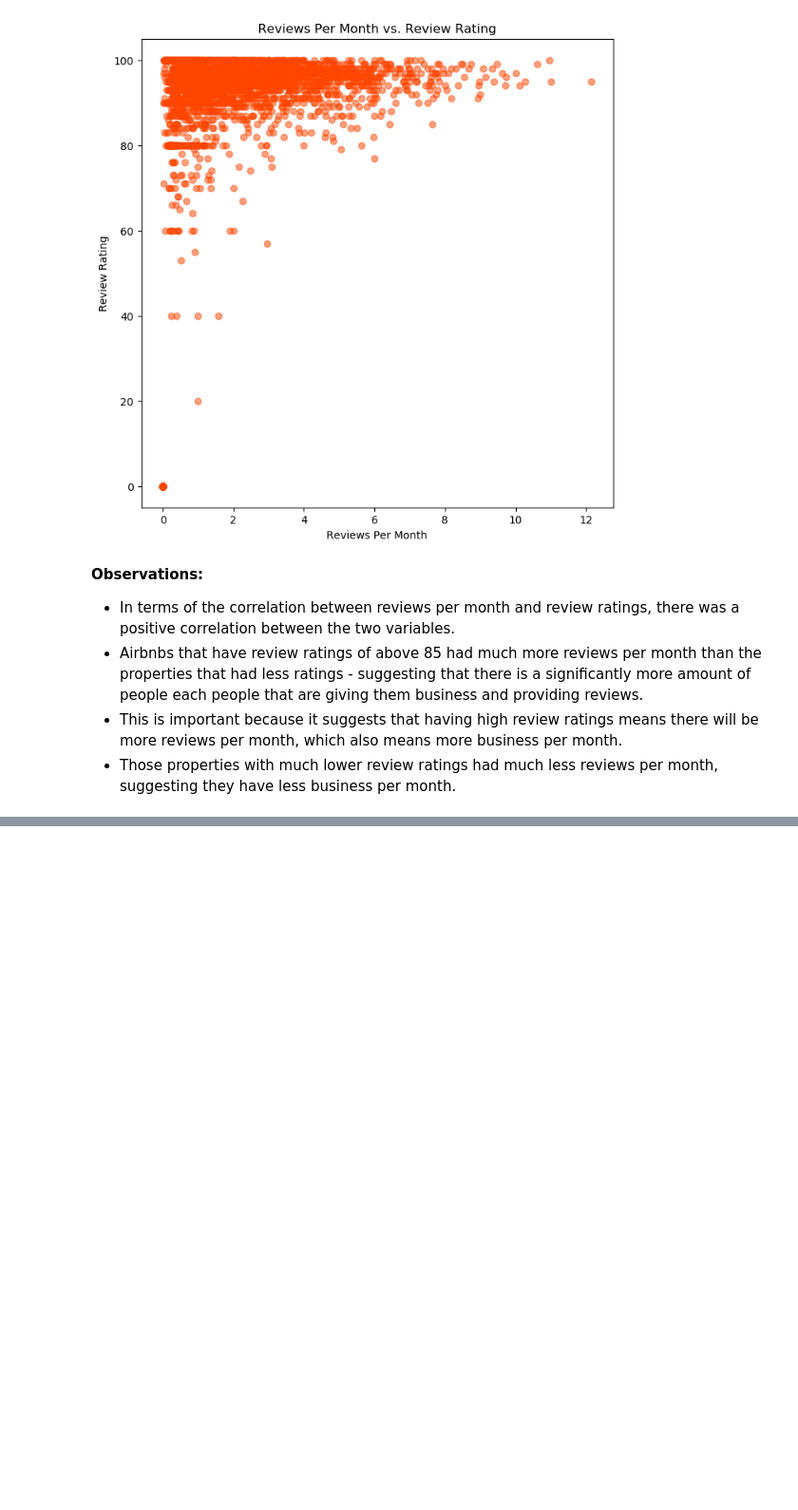
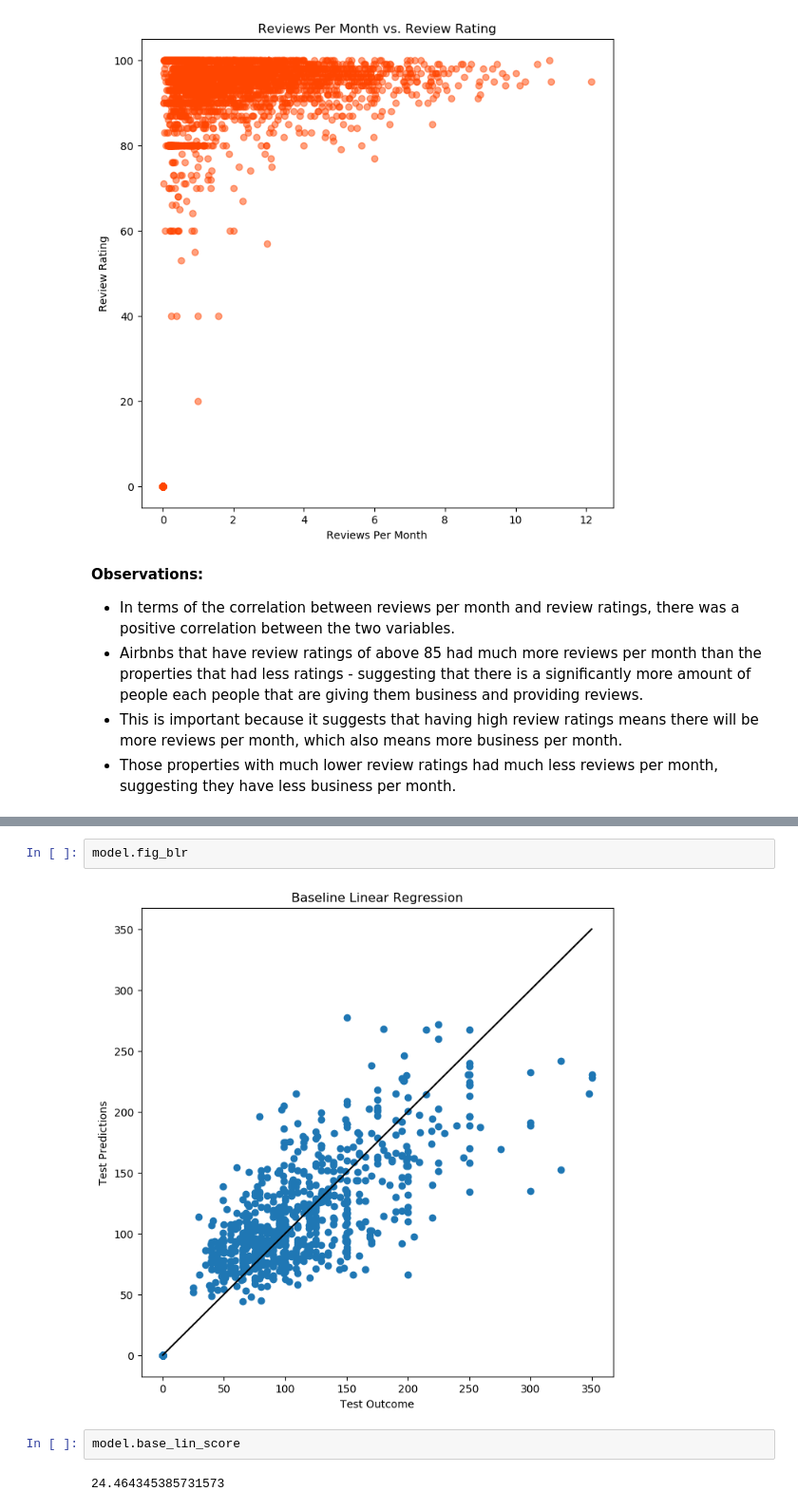
Before and after one commit to kevinhuynh23/RACK, a Jupyter notebook: report.ipynb, the cells around one changed output, grey strips where cells are left out. Shown at 95% size. Saved outputs shown, nothing was run; the diff lists cells and outputs as text; blank space fills up the shorter version.

```diff
--- a/report.ipynb
+++ b/report.ipynb
@@ -132,0 +147,8 @@ analysis.fig_reviews_per_month_vs_price
+# %%
+model.fig_blr
+# %% [output]
+[figure, added]
+# %%
+model.base_lin_score
+# %% [output]
+24.464345385731573
```
Also changed, not shown: parts of 16 cells of this notebook.
